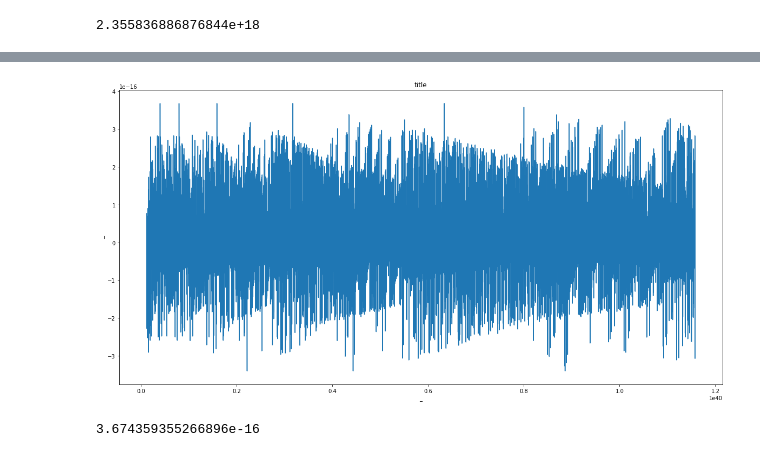
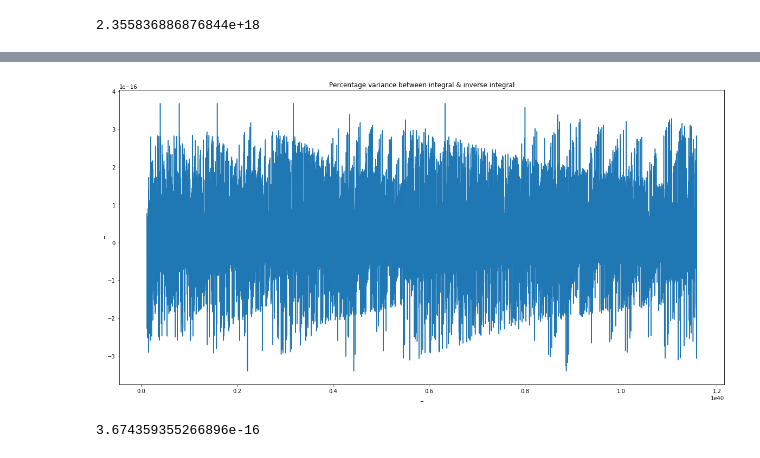
Before and after one commit to BenSchZA/system-modelling-scratchpad, a Jupyter notebook: jupyter-lab-environment/workspace/uint256-precision.ipynb, the cells around one changed output, grey strips where cells are left out. Saved outputs shown, nothing was run; the diff lists cells and outputs as text; code cells hidden in the pictures.

```diff
--- a/jupyter-lab-environment/workspace/uint256-precision.ipynb
+++ b/jupyter-lab-environment/workspace/uint256-precision.ipynb
@@ -262,16 +262,16 @@ fig.savefig('variance.png')
 # %%
 fig = plt.figure(2,figsize=(20,10))
 
 y = [_c/_x for _c,_x in zip(c[100:],x[100:])]
 
 plt.plot(x[100:], y)
-plt.title('title')
+plt.title('Percentage variance between integral & inverse integral')
 plt.xlabel('_')
 plt.ylabel('_')
 
 fig.savefig('percent_variance.png')
 # %% [output]
-[figure, old version]
+[figure, new version]
 # %%
 max(y)
 # %% [output]
```
Also changed, not shown: parts of 1 cell of this notebook, 9 other files.
